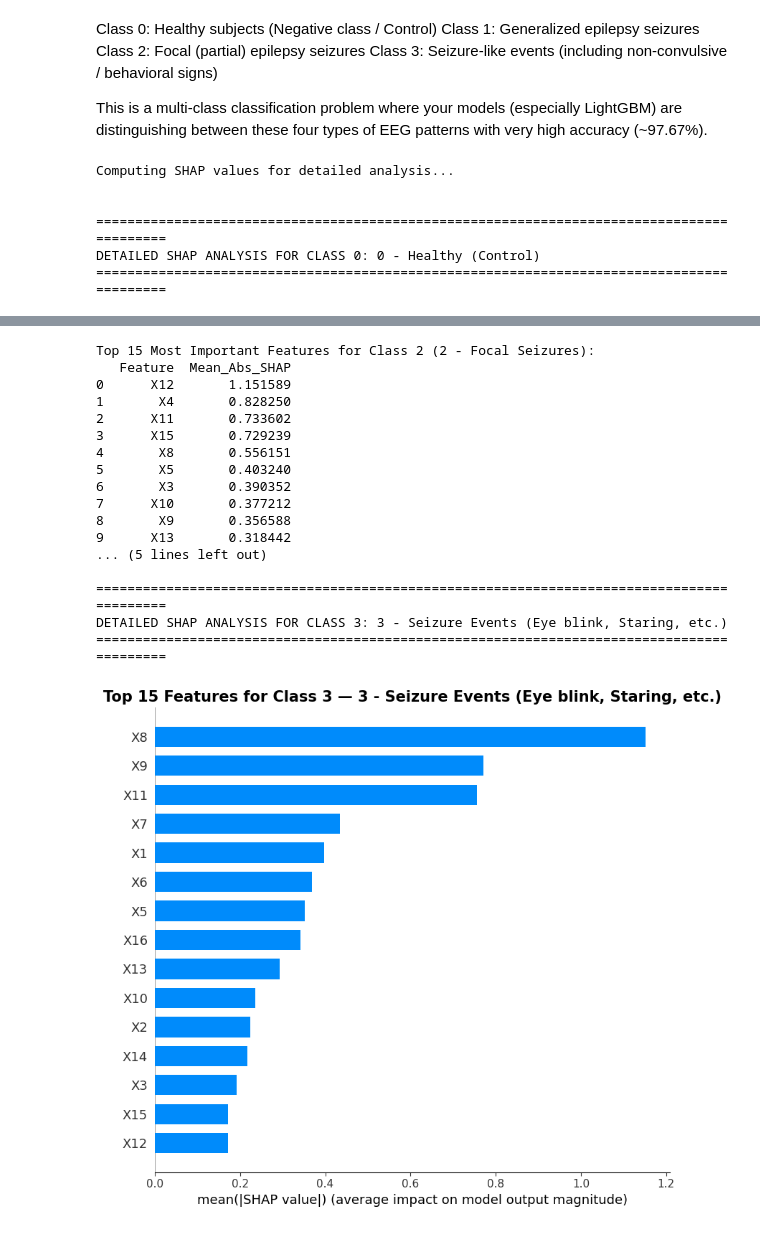
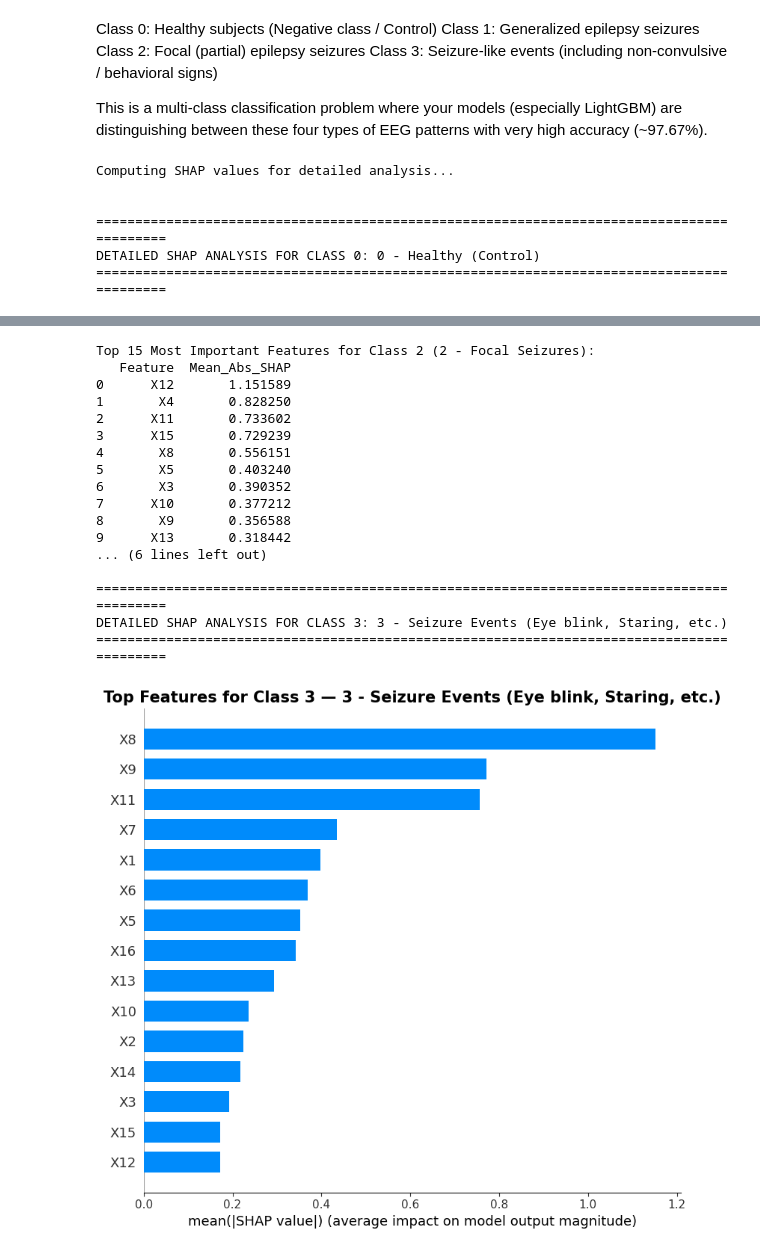
Before and after one commit to proshenjitbarua06-dot/skill-morph, a Jupyter notebook: Multi_Model_Ensemble_Framework_for_Precise_Multi_Class_Epileptic_Seizure_Subtype_Classification_using_High_Resolution_EEG_Signals_A_Comparative_Study_on_the_Bangalore_EEG_Epilepsy_Dataset_(BEED).ipynb, the cells around one changed output, grey strips where cells are left out. Drawn from its saved outputs; the diff is of its cells as text; code cells hidden in the pictures.

```diff
--- a/Multi_Model_Ensemble_Framework_for_Precise_Multi_Class_Epileptic_Seizure_Subtype_Classification_using_High_Resolution_EEG_Signals_A_Comparative_Study_on_the_Bangalore_EEG_Epilepsy_Dataset_(BEED).ipynb
+++ b/Multi_Model_Ensemble_Framework_for_Precise_Multi_Class_Epileptic_Seizure_Subtype_Classification_using_High_Resolution_EEG_Signals_A_Comparative_Study_on_the_Bangalore_EEG_Epilepsy_Dataset_(BEED).ipynb
@@ -674,7 +666,7 @@ X_test_sample = X_test.iloc[:300]
 
 shap_values = explainer.shap_values(X_test_sample)
 
-# ====================== CLASS-WISE SHAP ANALYSIS (Top 15) ======================
+# ====================== CLASS-WISE SHAP ANALYSIS ======================
 for i in range(4):
     print(f"\n{'='*90}")
     print(f"DETAILED SHAP ANALYSIS FOR CLASS {i}: {class_names[i]}")
@@ -685,7 +677,7 @@ for i in range(4):
     # 1. Bar Plot - Top 15 Feature Importance
     plt.figure(figsize=(14, 9))
     shap.summary_plot(sv, X_test_sample, plot_type="bar", max_display=15, show=False)
-    plt.title(f"Top 15 Features for Class {i} — {class_names[i]}", fontsize=15, fontweight='bold')
+    plt.title(f"Top Features for Class {i} — {class_names[i]}", fontsize=15, fontweight='bold')
     plt.tight_layout()
     plt.show()
 
@@ -697,7 +689,7 @@ for i in range(4):
     }).sort_values('Mean_Abs_SHAP', ascending=False).reset_index(drop=True)
 
     print(f"\nTop 15 Most Important Features for Class {i} ({class_names[i]}):")
-    print(class_shap.head(15))
+    print(class_shap.head(16))
 # %% [output]
 Computing SHAP values for detailed analysis...
 
@@ -745,21 +737,21 @@ DETAILED SHAP ANALYSIS FOR CLASS 2: 2 - Focal Seizures
 Top 15 Most Important Features for Class 2 (2 - Focal Seizures):
    Feature  Mean_Abs_SHAP
 0      X12       1.151589
 1       X4       0.828250
 2      X11       0.733602
 3      X15       0.729239
 4       X8       0.556151
 5       X5       0.403240
 6       X3       0.390352
 7      X10       0.377212
 8       X9       0.356588
 9      X13       0.318442
-... (5 lines left out)
+... (6 lines left out)
 
 ==========================================================================================
 DETAILED SHAP ANALYSIS FOR CLASS 3: 3 - Seizure Events (Eye blink, Staring, etc.)
 ==========================================================================================
-[figure, old version]
+[figure, new version]
 Top 15 Most Important Features for Class 3 (3 - Seizure Events (Eye blink, Staring, etc.)):
    Feature  Mean_Abs_SHAP
 0       X8       1.151264
```
Also changed, not shown: parts of 3 cells of this notebook.
